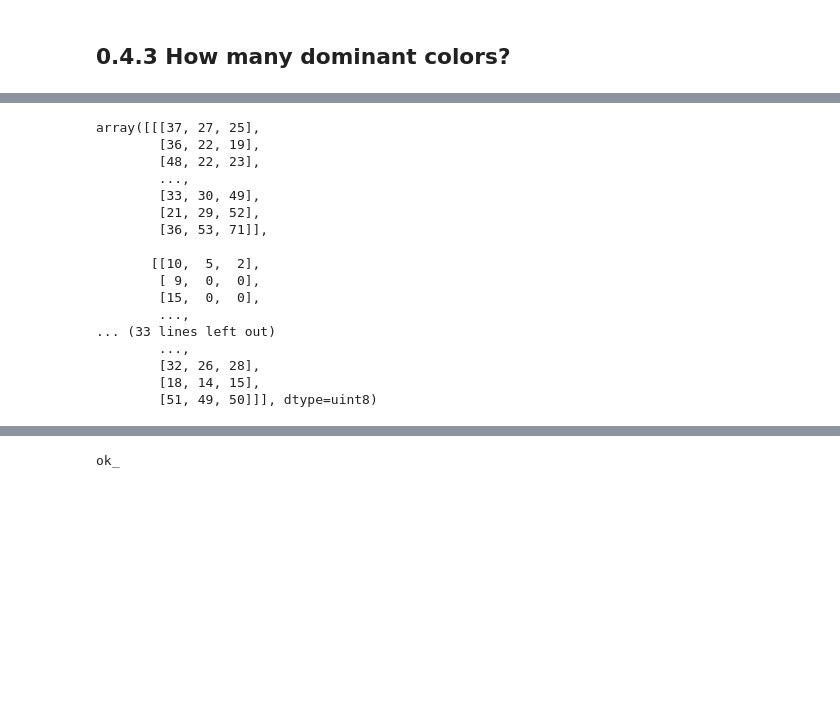
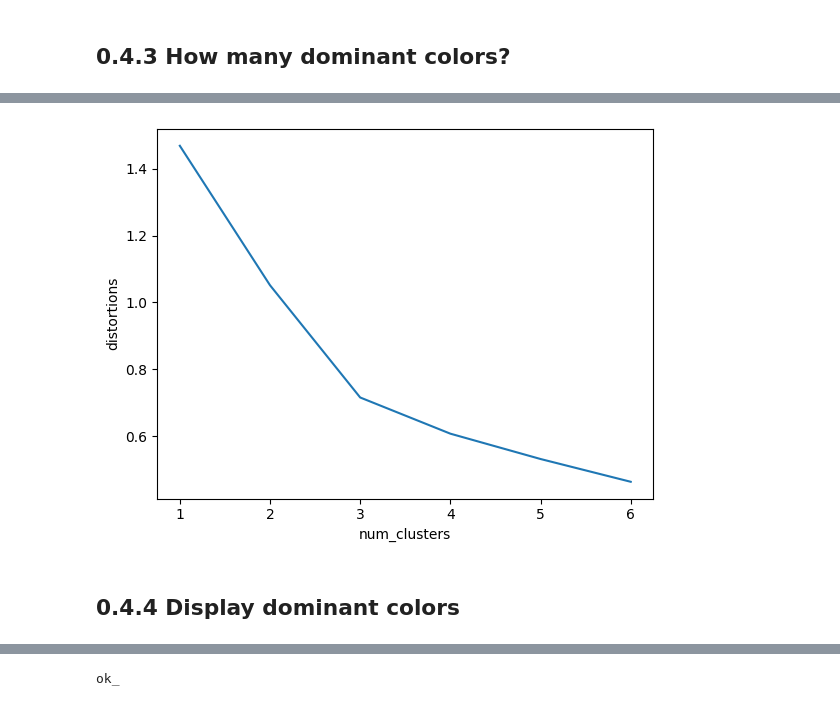
Before and after one commit to oecorrechag/Cluster_Analysis, a Jupyter notebook: notebooks/0.4.0_Clustering in Real World.ipynb, the cells around one changed output, grey strips where cells are left out. Drawn from its saved outputs; the diff is of its cells as text; code cells hidden in the pictures; blank space fills up the shorter version.

```diff
--- a/notebooks/0.4.0_Clustering in Real World.ipynb
+++ b/notebooks/0.4.0_Clustering in Real World.ipynb
@@ -40,3 +51,7 @@ for row in batman_image:
         b.append(temp_b)
 # %% [markdown]
 ## 0.4.3 How many dominant colors?
+# %%
+batman_df = pd.read_csv(path.data_raw_dir("batman_df.csv"), sep=',')
+print(batman_df.info())
+batman_df.head()
@@ -45,26 +81,18 @@ distortions = []
 num_clusters = range(1, 7)
 # %%
 # Create a list of distortions from the kmeans function
-for i in ____:
-    cluster_centers, distortion = ____
-    distortions.append(____)
+for i in num_clusters:
+    cluster_centers, distortion = kmeans(batman_df[['scaled_red', 'scaled_blue', 'scaled_green']], i)
+    distortions.append(distortion)
-# %%
-batman_image
-# %% [output]
-array([[[37, 27, 25],
-        [36, 22, 19],
-        [48, 22, 23],
-        ...,
-        [33, 30, 49],
-        [21, 29, 52],
-        [36, 53, 71]],
-
-       [[10,  5,  2],
-        [ 9,  0,  0],
-        [15,  0,  0],
-        ...,
-... (33 lines left out)
-        ...,
-        [32, 26, 28],
-        [18, 14, 15],
-        [51, 49, 50]]], dtype=uint8)
+# %%
+# Create a DataFrame with two lists - number of clusters and distortions
+elbow_plot = pd.DataFrame({'num_clusters': num_clusters, 'distortions': distortions})
+# %%
+# Creat a line plot of num_clusters and distortions
+sns.lineplot(x='num_clusters', y='distortions', data = elbow_plot)
+plt.xticks(num_clusters)
+plt.show()
+# %% [output]
+[figure, added]
+# %% [markdown]
+## 0.4.4 Display dominant colors
```
Also changed, not shown: parts of 17 cells of this notebook, 1 other file.
